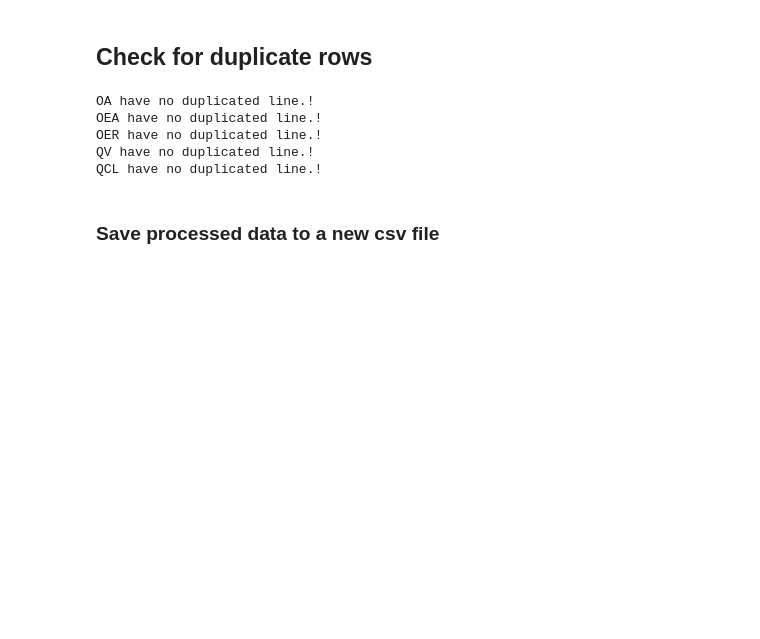
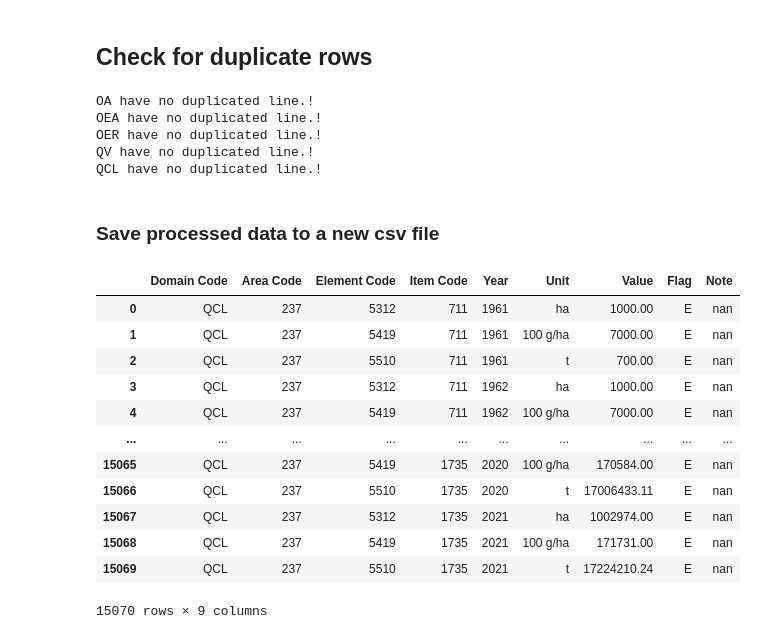
Before and after one commit to DunQua/-Intro2DS-Final-Seminar, a Jupyter notebook: source_code/02_preprocess_data.ipynb, the cells around one changed output. Cells and saved outputs as stored; diff of their text form; code cells hidden in the pictures; blank space fills up the shorter version.

Commit message:
Fix item_code.csv, and 02

```diff
--- a/source_code/02_preprocess_data.ipynb
+++ b/source_code/02_preprocess_data.ipynb
@@ -393,6 +357,22 @@ QV have no duplicated line.!
 QCL have no duplicated line.!
 # %% [markdown]
 ### Save processed data to a new csv file
+# %%
+products_df
+# %% [output]
+|  | Domain Code | Area Code | Element Code | Item Code | Year | Unit | Value | Flag | Note |
+| 0 | QCL | 237 | 5312 | 711 | 1961 | ha | 1000.00 | E | nan |
+| 1 | QCL | 237 | 5419 | 711 | 1961 | 100 g/ha | 7000.00 | E | nan |
+| 2 | QCL | 237 | 5510 | 711 | 1961 | t | 700.00 | E | nan |
+| 3 | QCL | 237 | 5312 | 711 | 1962 | ha | 1000.00 | E | nan |
+| 4 | QCL | 237 | 5419 | 711 | 1962 | 100 g/ha | 7000.00 | E | nan |
+| ... | ... | ... | ... | ... | ... | ... | ... | ... | ... |
+| 15065 | QCL | 237 | 5419 | 1735 | 2020 | 100 g/ha | 170584.00 | E | nan |
+| 15066 | QCL | 237 | 5510 | 1735 | 2020 | t | 17006433.11 | E | nan |
+| 15067 | QCL | 237 | 5312 | 1735 | 2021 | ha | 1002974.00 | E | nan |
+| 15068 | QCL | 237 | 5419 | 1735 | 2021 | 100 g/ha | 171731.00 | E | nan |
+| 15069 | QCL | 237 | 5510 | 1735 | 2021 | t | 17224210.24 | E | nan |
+15070 rows × 9 columns
 # %%
 annual_pop_df.to_csv("../data/processed/preprocess_OA.csv", index= False)
 agri_employments_df.to_csv("../data/processed/preprocess_OEA.csv", index= False)
```
Also changed, not shown: parts of 7 cells of this notebook, 2 other files.
